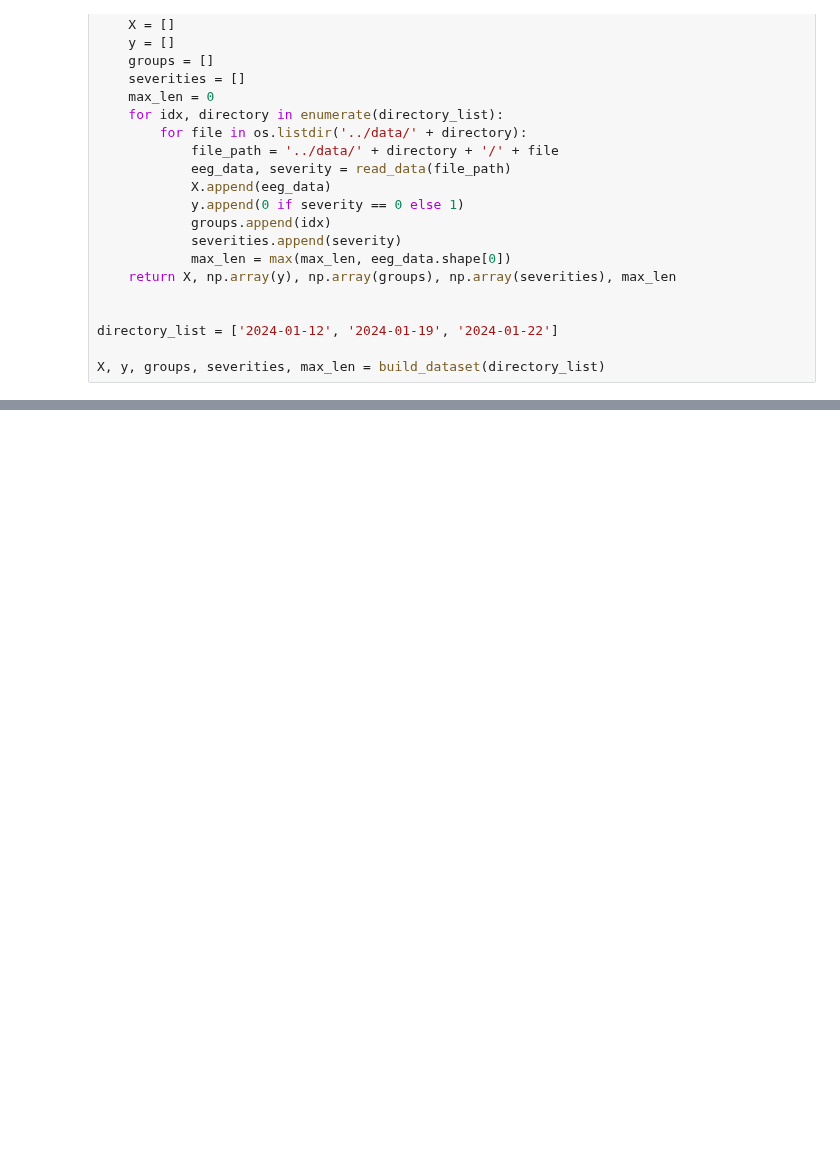
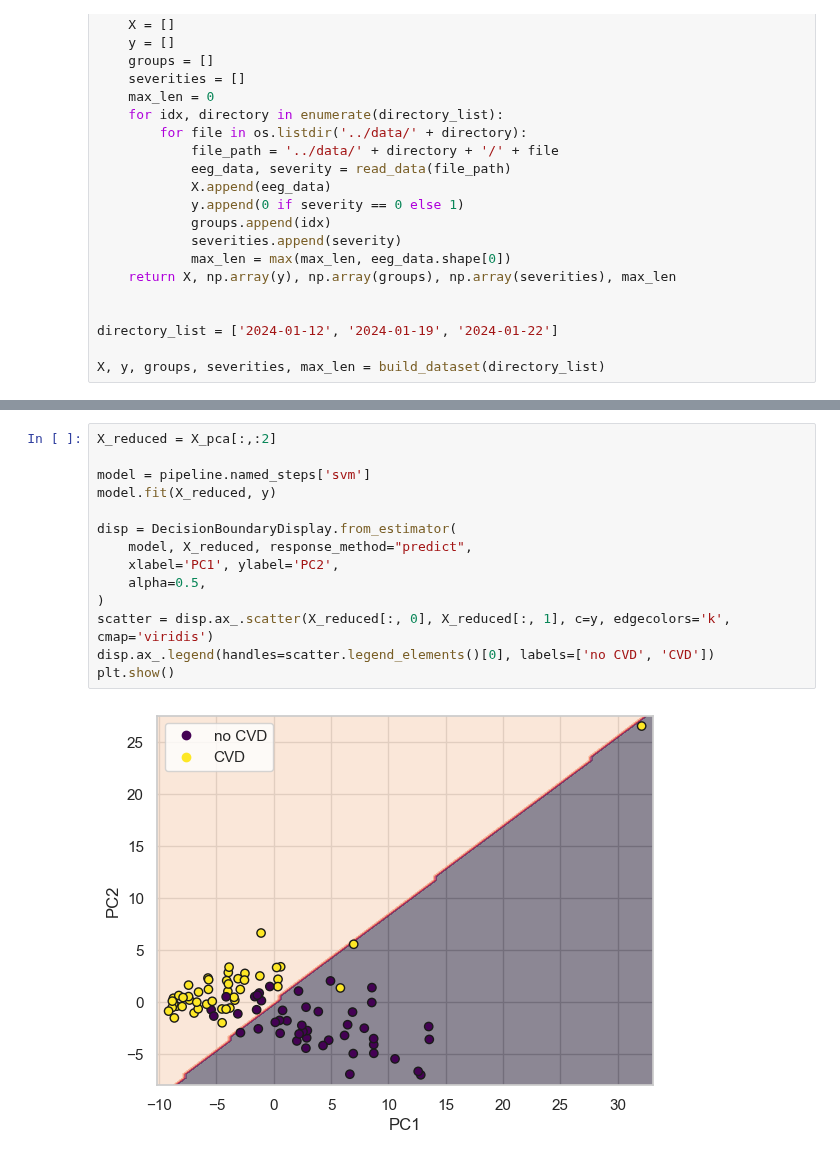
Before and after one commit to TimBerti/ssvep-cvd, a Jupyter notebook: notebooks/cwt_svm_classifier.ipynb, the cells around one changed output, grey strips where cells are left out. Cells and saved outputs as stored; diff of their text form; blank space fills up the shorter version.

Commit message:
decision boundary

```diff
--- a/notebooks/cwt_svm_classifier.ipynb
+++ b/notebooks/cwt_svm_classifier.ipynb
@@ -143,0 +152,16 @@ plt.show()
+# %%
+X_reduced = X_pca[:,:2]
+
+model = pipeline.named_steps['svm']
+model.fit(X_reduced, y)
+
+disp = DecisionBoundaryDisplay.from_estimator(
+    model, X_reduced, response_method="predict",
+    xlabel='PC1', ylabel='PC2',
+    alpha=0.5,
+)
+scatter = disp.ax_.scatter(X_reduced[:, 0], X_reduced[:, 1], c=y, edgecolors='k', cmap='viridis')
+disp.ax_.legend(handles=scatter.legend_elements()[0], labels=['no CVD', 'CVD'])
+plt.show()
+# %% [output]
+[figure, added]
```
Also changed, not shown: parts of 6 cells of this notebook.
